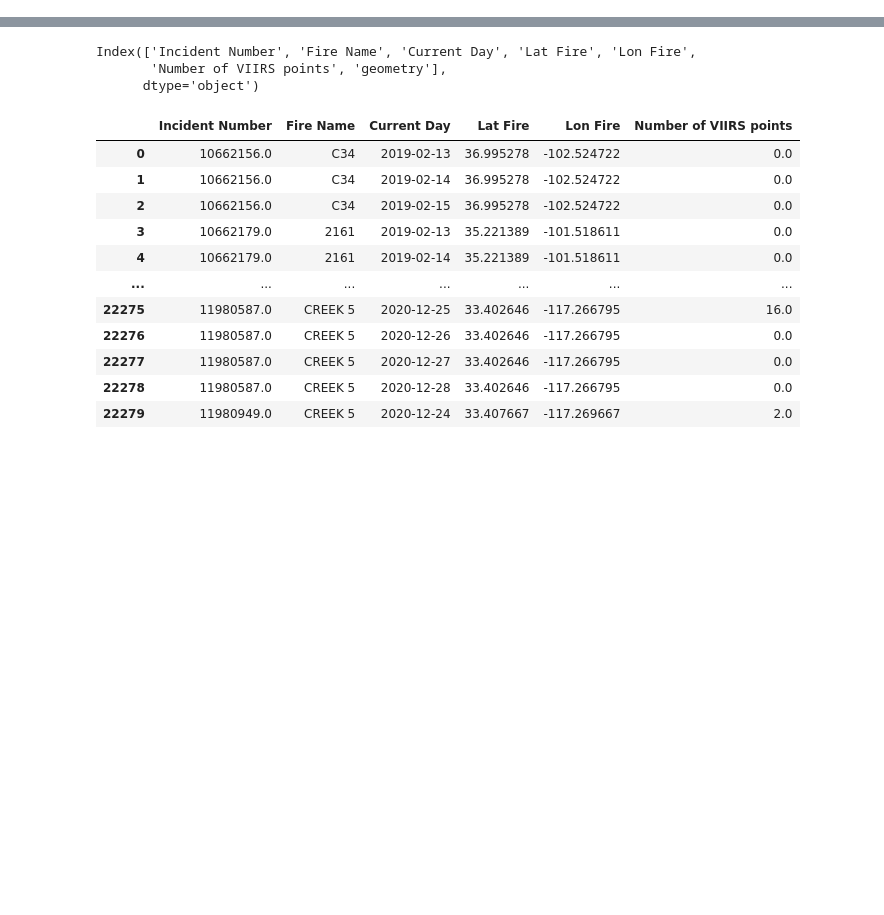
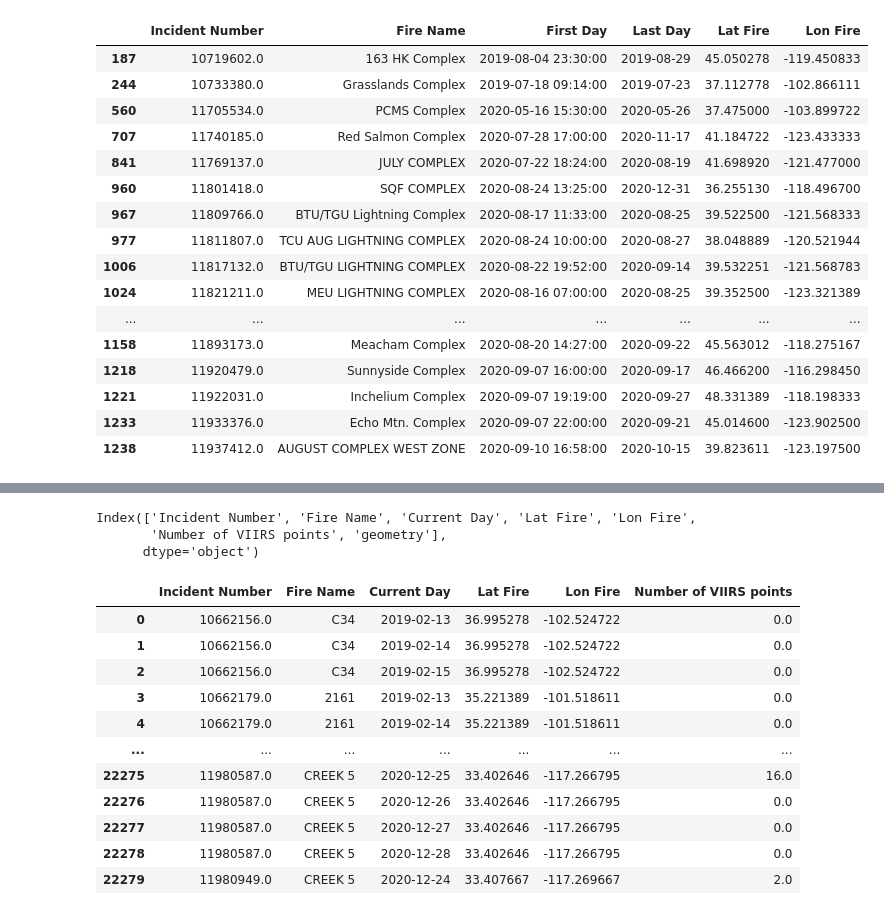
Before and after one commit to lthapa42/ML_FireEmissions, a Jupyter notebook: generate_daily_polygons.ipynb, the cells around one changed output, grey strips where cells are left out. Cells and saved outputs as stored; diff of their text form; code cells hidden in the pictures; blank space fills up the shorter version.

```diff
--- a/generate_daily_polygons.ipynb
+++ b/generate_daily_polygons.ipynb
@@ -32,3 +32,24 @@ incidents
+# %%
+comp = [187,244,560,707,841,960,967,977,1006,1024,1088,1089,1117,1127,1158,1218,1221,1233,1238]
+incidents.iloc[comp]
+# %% [output]
+|  | Incident Number | Fire Name | First Day | Last Day | Lat Fire | Lon Fire |
+| 187 | 10719602.0 | 163 HK Complex | 2019-08-04 23:30:00 | 2019-08-29 | 45.050278 | -119.450833 |
+| 244 | 10733380.0 | Grasslands Complex | 2019-07-18 09:14:00 | 2019-07-23 | 37.112778 | -102.866111 |
+| 560 | 11705534.0 | PCMS Complex | 2020-05-16 15:30:00 | 2020-05-26 | 37.475000 | -103.899722 |
+| 707 | 11740185.0 | Red Salmon Complex | 2020-07-28 17:00:00 | 2020-11-17 | 41.184722 | -123.433333 |
+| 841 | 11769137.0 | JULY COMPLEX | 2020-07-22 18:24:00 | 2020-08-19 | 41.698920 | -121.477000 |
+| 960 | 11801418.0 | SQF COMPLEX | 2020-08-24 13:25:00 | 2020-12-31 | 36.255130 | -118.496700 |
+| 967 | 11809766.0 | BTU/TGU Lightning Complex | 2020-08-17 11:33:00 | 2020-08-25 | 39.522500 | -121.568333 |
+| 977 | 11811807.0 | TCU AUG LIGHTNING COMPLEX | 2020-08-24 10:00:00 | 2020-08-27 | 38.048889 | -120.521944 |
+| 1006 | 11817132.0 | BTU/TGU LIGHTNING COMPLEX | 2020-08-22 19:52:00 | 2020-09-14 | 39.532251 | -121.568783 |
+| 1024 | 11821211.0 | MEU LIGHTNING COMPLEX | 2020-08-16 07:00:00 | 2020-08-25 | 39.352500 | -123.321389 |
+| ... | ... | ... | ... | ... | ... | ... |
+| 1158 | 11893173.0 | Meacham Complex | 2020-08-20 14:27:00 | 2020-09-22 | 45.563012 | -118.275167 |
+| 1218 | 11920479.0 | Sunnyside Complex | 2020-09-07 16:00:00 | 2020-09-17 | 46.466200 | -116.298450 |
+| 1221 | 11922031.0 | Inchelium Complex | 2020-09-07 19:19:00 | 2020-09-27 | 48.331389 | -118.198333 |
+| 1233 | 11933376.0 | Echo Mtn. Complex | 2020-09-07 22:00:00 | 2020-09-21 | 45.014600 | -123.902500 |
+| 1238 | 11937412.0 | AUGUST COMPLEX WEST ZONE | 2020-09-10 16:58:00 | 2020-10-15 | 39.823611 | -123.197500 |
 # %%
 #figure out the size of the dataframe
 num_days = 0
```
Also changed, not shown: parts of 4 cells of this notebook, 21 other files.
